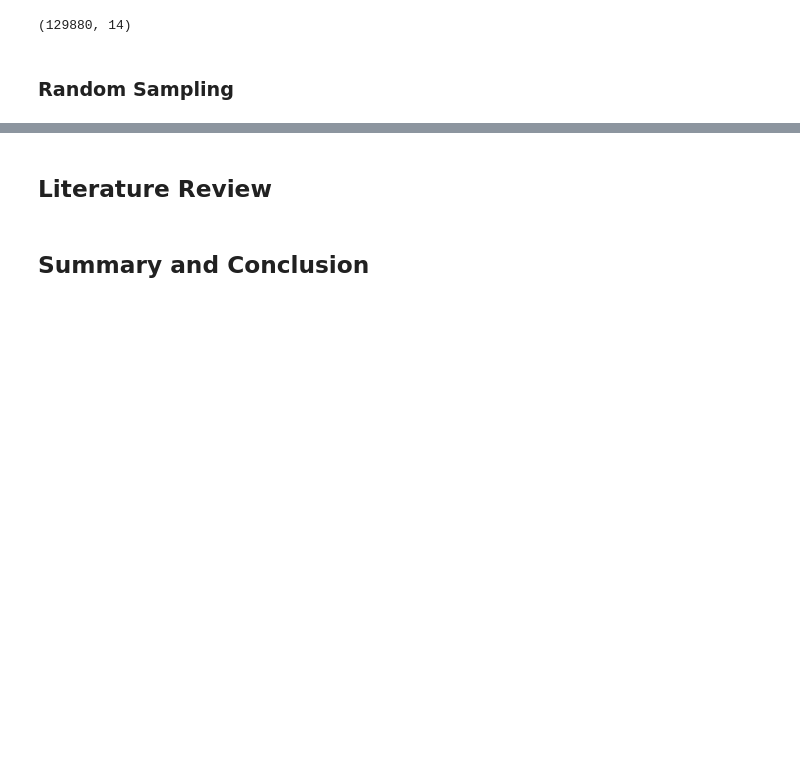
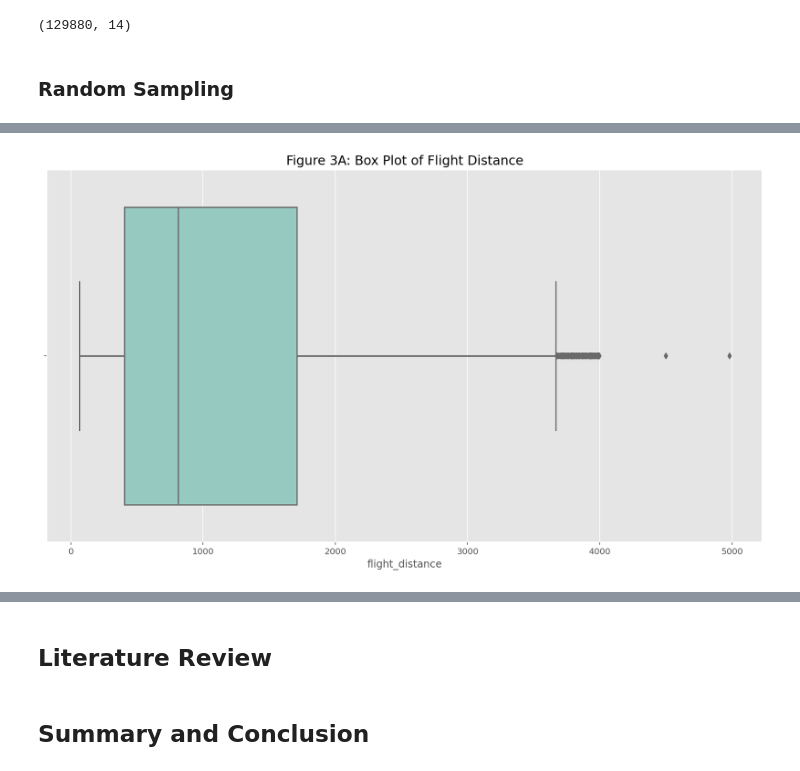
Before and after one commit to ChrisioGwaan/MC2-Phase1, a Jupyter notebook: Phase1_Group26.ipynb, the cells around one changed output, grey strips where cells are left out. Drawn from its saved outputs; the diff is of its cells as text; code cells hidden in the pictures; blank space fills up the shorter version.

```diff
--- a/Phase1_Group26.ipynb
+++ b/Phase1_Group26.ipynb
@@ -321,0 +366,7 @@ csc.shape
+# %%
+# Boxplot of Flight Distance
+plt.figure(figsize = (15,8))
+fig_3a = sns.boxplot(csc['flight_distance'], palette="Set3").set_title('Figure 3A: Box Plot of Flight Distance', fontsize = 15)
+plt.show();
+# %% [output]
+[figure, added]
```
Also changed, not shown: parts of 25 cells of this notebook.
